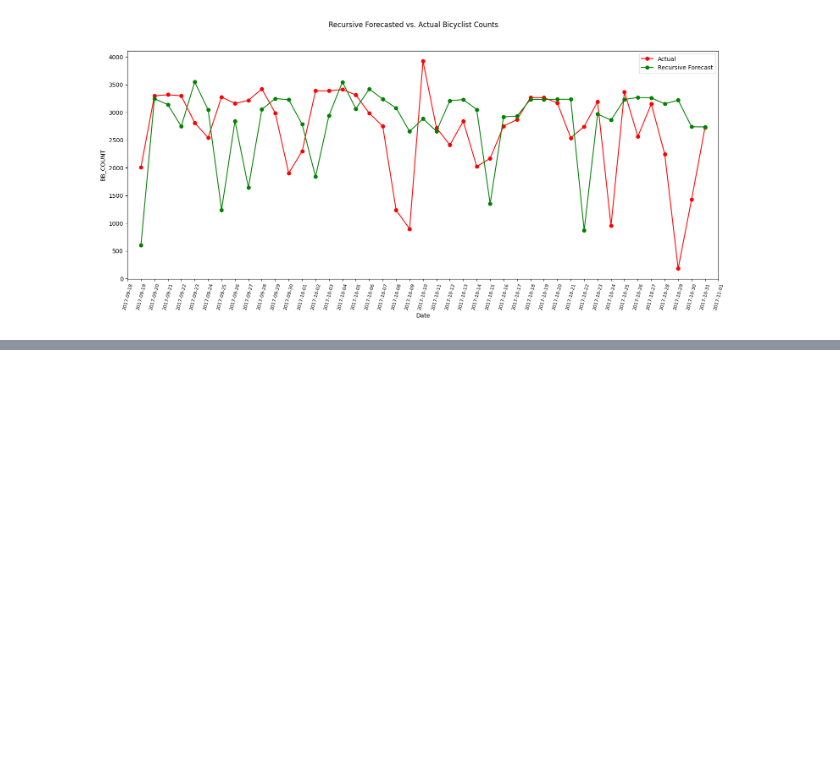
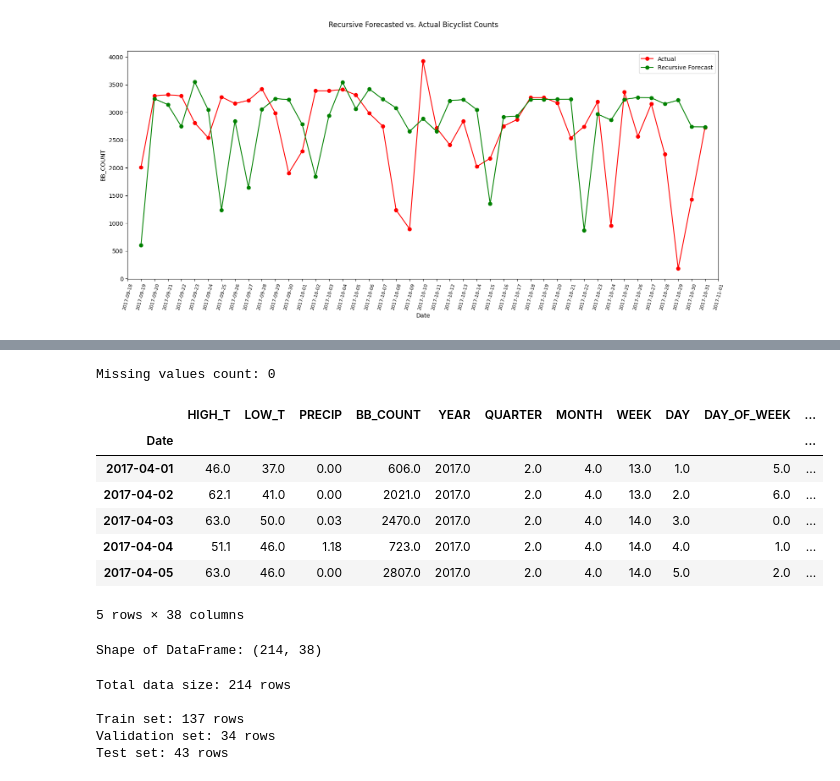
Before and after one commit to williamjowens/library-exploration, a Jupyter notebook: sklearn2pmml_feature_engine.ipynb, the cells around one changed output, grey strips where cells are left out. Saved outputs shown, nothing was run; the diff lists cells and outputs as text; code cells hidden in the pictures; blank space fills up the shorter version.

```diff
--- a/sklearn2pmml_feature_engine.ipynb
+++ b/sklearn2pmml_feature_engine.ipynb
@@ -2252,0 +2307,60 @@ plt.show()
+# %%
+# Define the number of lags
+n_lags = 7
+
+# Create lag features
+for lag in range(1, n_lags + 1):
+    df[f'BB_COUNT_LAG_{lag}'] = df['BB_COUNT'].shift(lag)
+    df[f'HIGH_T_LAG_{lag}'] = df['HIGH_T'].shift(lag)
+    df[f'LOW_T_LAG_{lag}'] = df['LOW_T'].shift(lag)
+    df[f'PRECIP_LAG_{lag}'] = df['PRECIP'].shift(lag)
+
+# Initialize KNNImputer
+imputer = KNNImputer(n_neighbors=5).set_output(transform='pandas')
+
+# Impute the missing values
+df = imputer.fit_transform(df)
+
+# Count missing values
+print(f"Missing values count: {df.isnull().sum().sum()}\n")
+
+# Display the DataFrame
+display(df.head())
+
+# Print shape
+print("\nShape of DataFrame:", df.shape)
+# %% [output]
+Missing values count: 0
+|  | HIGH_T | LOW_T | PRECIP | BB_COUNT | YEAR | QUARTER | MONTH | WEEK | DAY | DAY_OF_WEEK | ... |
+| Date |  |  |  |  |  |  |  |  |  |  | ... |
+| 2017-04-01 | 46.0 | 37.0 | 0.00 | 606.0 | 2017.0 | 2.0 | 4.0 | 13.0 | 1.0 | 5.0 | ... |
+| 2017-04-02 | 62.1 | 41.0 | 0.00 | 2021.0 | 2017.0 | 2.0 | 4.0 | 13.0 | 2.0 | 6.0 | ... |
+| 2017-04-03 | 63.0 | 50.0 | 0.03 | 2470.0 | 2017.0 | 2.0 | 4.0 | 14.0 | 3.0 | 0.0 | ... |
+| 2017-04-04 | 51.1 | 46.0 | 1.18 | 723.0 | 2017.0 | 2.0 | 4.0 | 14.0 | 4.0 | 1.0 | ... |
+| 2017-04-05 | 63.0 | 46.0 | 0.00 | 2807.0 | 2017.0 | 2.0 | 4.0 | 14.0 | 5.0 | 2.0 | ... |
+5 rows × 38 columns
+Shape of DataFrame: (214, 38)
+# %%
+# Define the overall train size
+train_size = int(len(df) * 0.8)
+
+# Split the data into initial training and testing sets
+train_data_initial = df.iloc[:train_size]
+test_data = df.iloc[train_size:]
+
+# Split the initial training set into the final training set and validation set
+val_size = int(len(train_data_initial) * 0.2)
+train_data = train_data_initial.iloc[:-val_size]
+val_data = train_data_initial.iloc[-val_size:]
+
+# Verify the split sizes
+print(f"Total data size: {len(df)} rows")
+print(f"\nTrain set: {len(train_data)} rows")
+print(f"Validation set: {len(val_data)} rows")
+print(f"Test set: {len(test_data)} rows")
+# %% [output]
+Total data size: 214 rows
+
+Train set: 137 rows
+Validation set: 34 rows
+Test set: 43 rows
```
Also changed, not shown: parts of 18 cells of this notebook.
